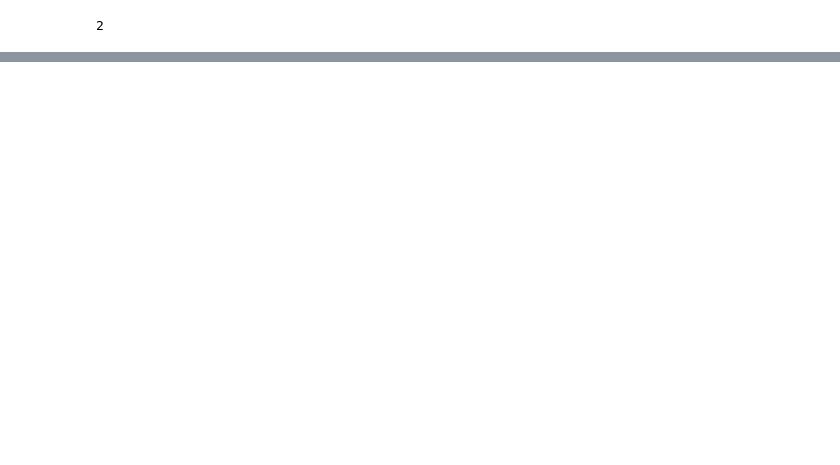
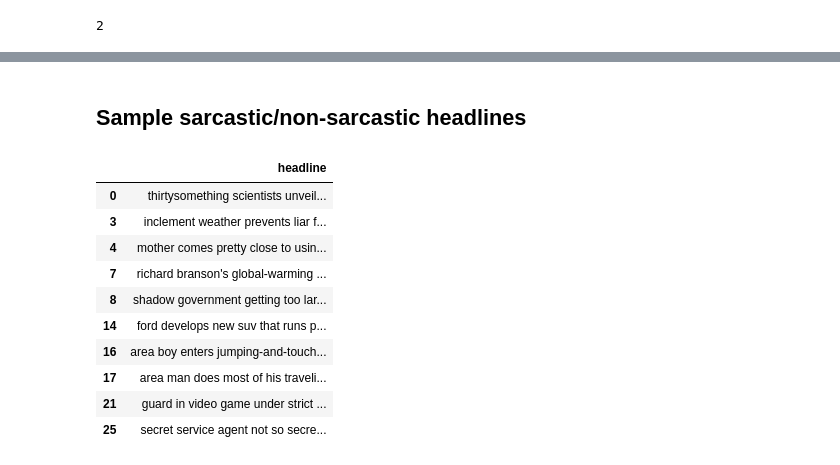
Before and after one commit to Sangeetha-238/sarcasm-detection-nlp, a Jupyter notebook: notebooks/01_data_exploration.ipynb, the cells around one changed output, grey strips where cells are left out. Cells and saved outputs as stored; diff of their text form; code cells hidden in the pictures; blank space fills up the shorter version.

```diff
--- a/notebooks/01_data_exploration.ipynb
+++ b/notebooks/01_data_exploration.ipynb
@@ -56,0 +146,16 @@ df.duplicated().sum()
+# %% [markdown]
+## Sample sarcastic/non-sarcastic headlines
+# %%
+df[df["is_sarcastic"] == 1][["headline"]].head(10)
+# %% [output]
+|  | headline |
+| 0 | thirtysomething scientists unveil... |
+| 3 | inclement weather prevents liar f... |
+| 4 | mother comes pretty close to usin... |
+| 7 | richard branson's global-warming ... |
+| 8 | shadow government getting too lar... |
+| 14 | ford develops new suv that runs p... |
+| 16 | area boy enters jumping-and-touch... |
+| 17 | area man does most of his traveli... |
+| 21 | guard in video game under strict ... |
+| 25 | secret service agent not so secre... |
```
Also changed, not shown: parts of 17 cells of this notebook.
